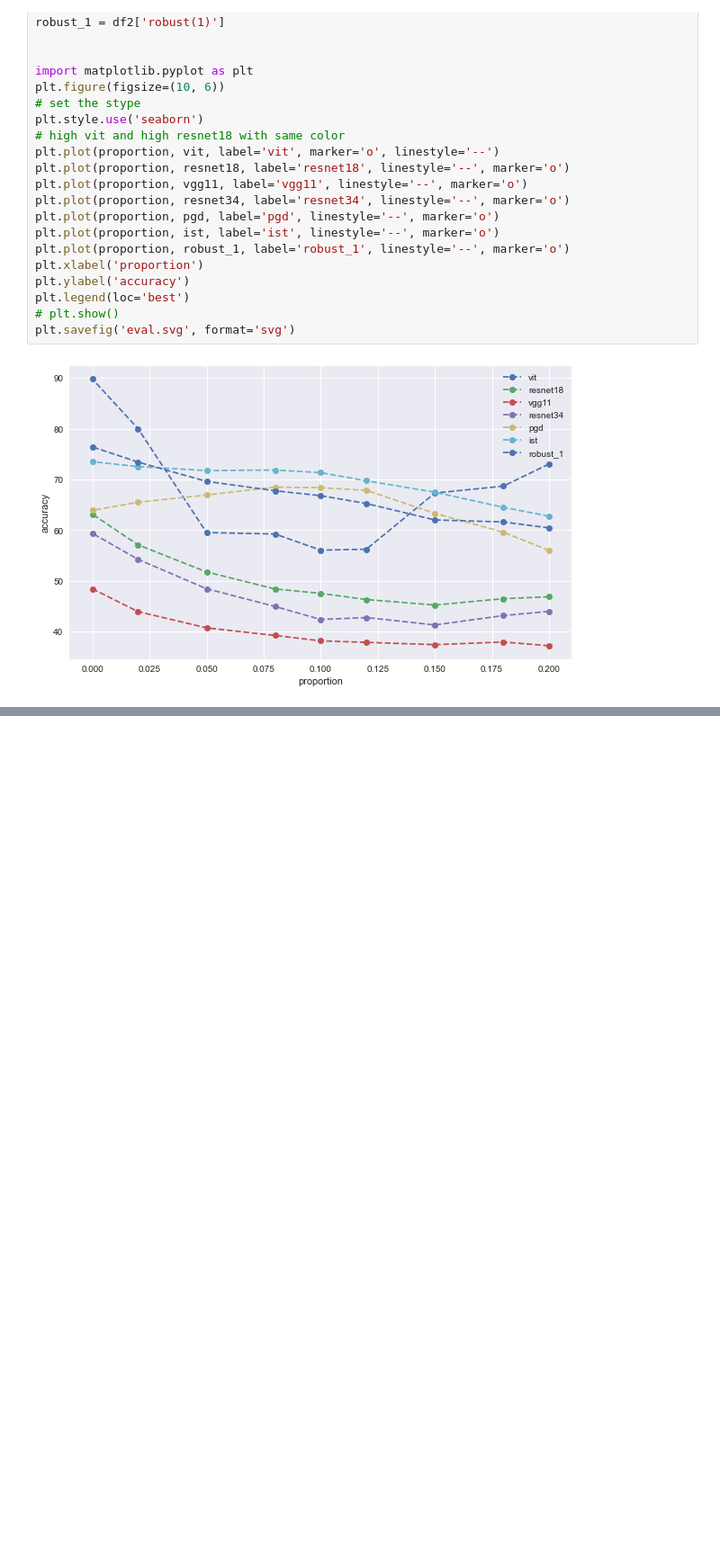
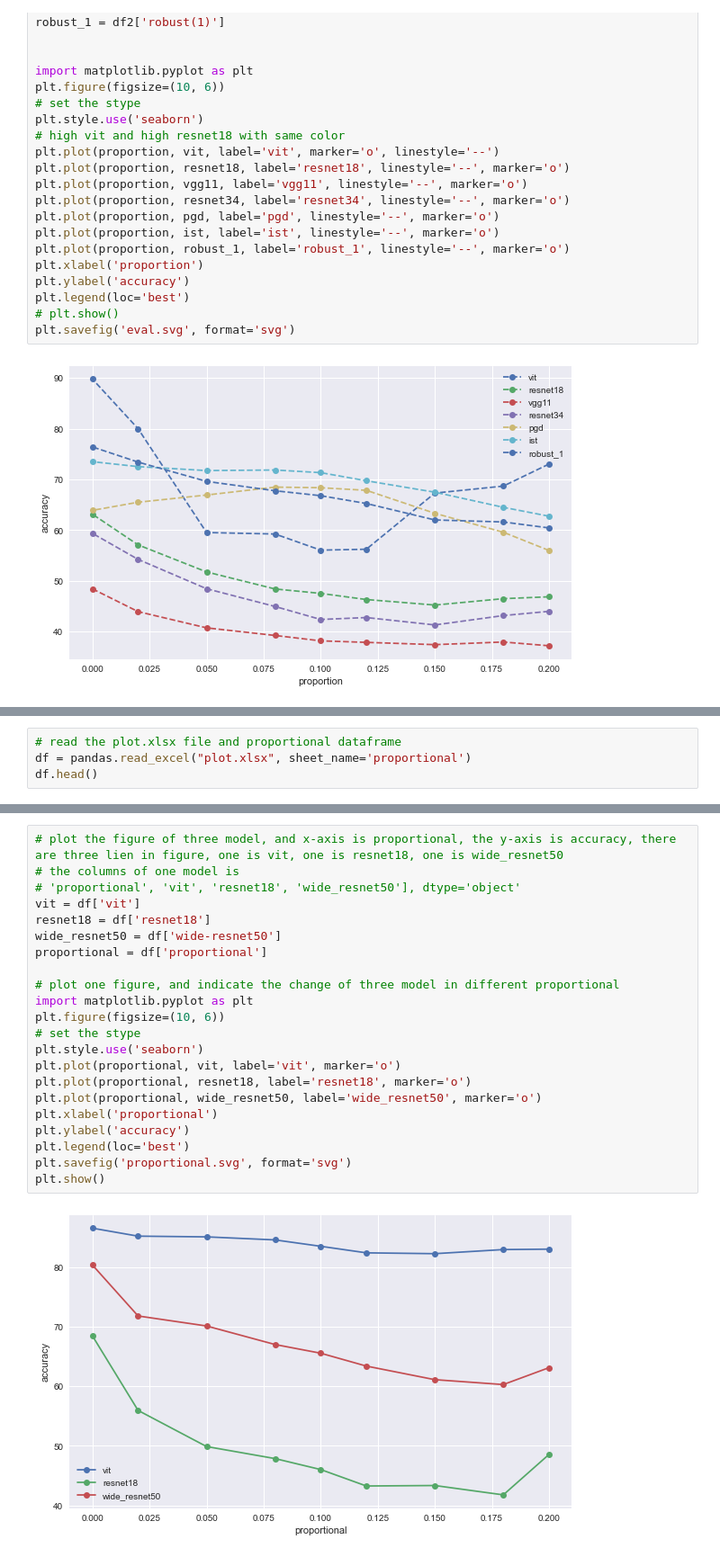
Before and after one commit to 1zeryu/GenInDL, a Jupyter notebook: plot.ipynb, the cells around one changed output, grey strips where cells are left out. Shown at 90% size. Cells and saved outputs as stored; diff of their text form; blank space fills up the shorter version.

```diff
--- a/plot.ipynb
+++ b/plot.ipynb
@@ -194,0 +281,4 @@ plt.savefig('eval.svg', format='svg')
+# %%
+# read the plot.xlsx file and proportional dataframe
+df = pandas.read_excel("plot.xlsx", sheet_name='proportional')
+df.head()
@@ -194,0 +292,24 @@ plt.savefig('eval.svg', format='svg')
+# %%
+# plot the figure of three model, and x-axis is proportional, the y-axis is accuracy, there are three lien in figure, one is vit, one is resnet18, one is wide_resnet50
+# the columns of one model is
+# 'proportional', 'vit', 'resnet18', 'wide_resnet50'], dtype='object'
+vit = df['vit']
+resnet18 = df['resnet18']
+wide_resnet50 = df['wide-resnet50']
+proportional = df['proportional']
+
+# plot one figure, and indicate the change of three model in different proportional
+import matplotlib.pyplot as plt
+plt.figure(figsize=(10, 6))
+# set the stype
+plt.style.use('seaborn')
+plt.plot(proportional, vit, label='vit', marker='o')
+plt.plot(proportional, resnet18, label='resnet18', marker='o')
+plt.plot(proportional, wide_resnet50, label='wide_resnet50', marker='o')
+plt.xlabel('proportional')
+plt.ylabel('accuracy')
+plt.legend(loc='best')
+plt.savefig('proportional.svg', format='svg')
+plt.show()
+# %% [output]
+[figure, added]
```
Also changed, not shown: parts of 4 cells of this notebook, 7 other files.
